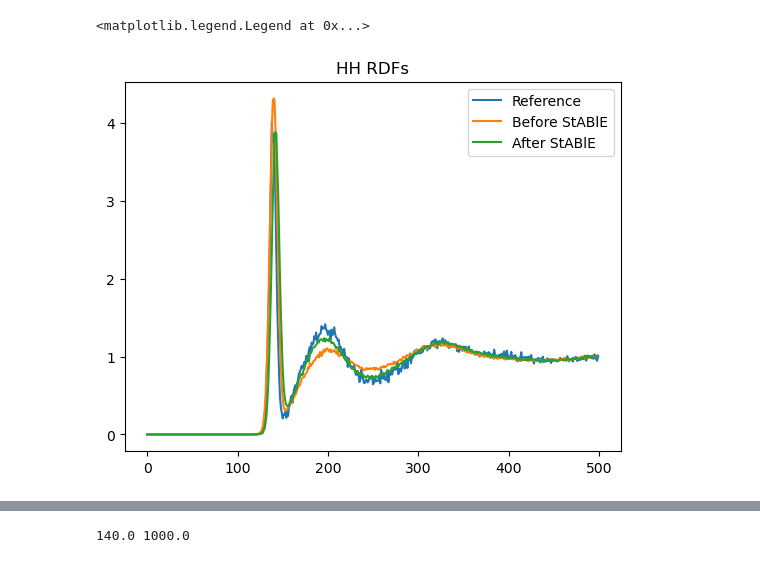
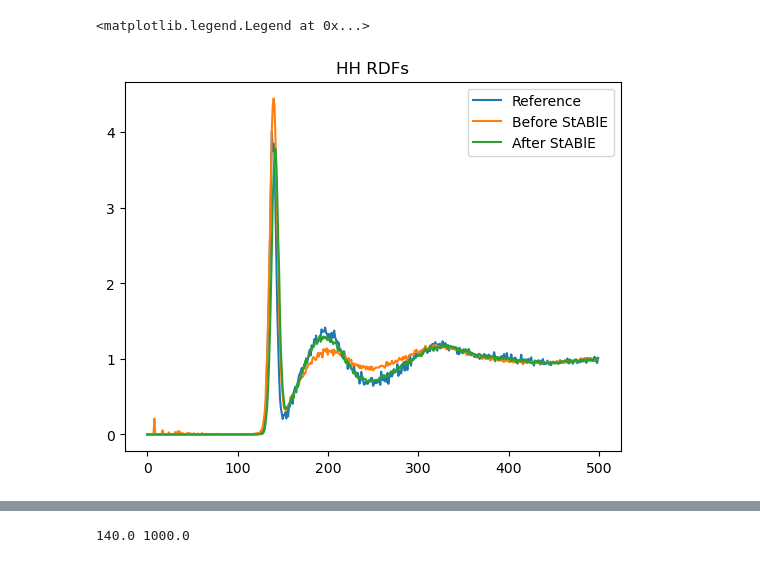
Before and after one commit to jeevster/implicit-md, a Jupyter notebook: Untitled.ipynb, the cells around one changed output, grey strips where cells are left out. Cells and saved outputs as stored; diff of their text form; code cells hidden in the pictures.

```diff
--- a/Untitled.ipynb
+++ b/Untitled.ipynb
@@ -53,23 +53,23 @@ post_dir = "/home/sanjeevr/implicit-md/results_water_localneighborhoods/IMPLICIT
 # %%
 import matplotlib.pyplot as plt
 # stable_replicas = np.load(os.path.join(dir, "replicas_stable_time.npy"))
 gt_hh_rdf = np.load(os.path.join(pre_dir, "gt_HH_rdf.npy"))
 gt_ho_rdf = np.load(os.path.join(pre_dir, "gt_HO_rdf.npy"))
 gt_oo_rdf = np.load(os.path.join(pre_dir, "gt_OO_rdf.npy"))
 
-pred_hh_rdf_pre = np.load(os.path.join(pre_dir, "final_HH_rdfs.npy"))[2]
-pred_hh_rdf_post = np.load(os.path.join(post_dir, "final_HH_rdfs.npy"))[2]
+pred_hh_rdf_pre = np.load(os.path.join(pre_dir, "final_HH_rdfs.npy"))[1]
+pred_hh_rdf_post = np.load(os.path.join(post_dir, "final_HH_rdfs.npy"))[1]
 
 plt.figure()
 plt.plot(gt_hh_rdf, label = "Reference")
 plt.plot(pred_hh_rdf_pre, label = "Before StABlE")
 plt.plot(pred_hh_rdf_post, label = "After StABlE")
 plt.title("HH RDFs")
 # plt.ylim(0, 6)
 plt.legend()
 # %% [output]
 <matplotlib.legend.Legend at 0x...>
-[figure, old version]
+[figure, new version]
 # %%
 import matplotlib.pyplot as plt
 gt_diff = np.load(os.path.join(pre_dir, "gt_diffusivity.npy"))
```
Also changed, not shown: parts of 2 cells of this notebook, 6 other files.
